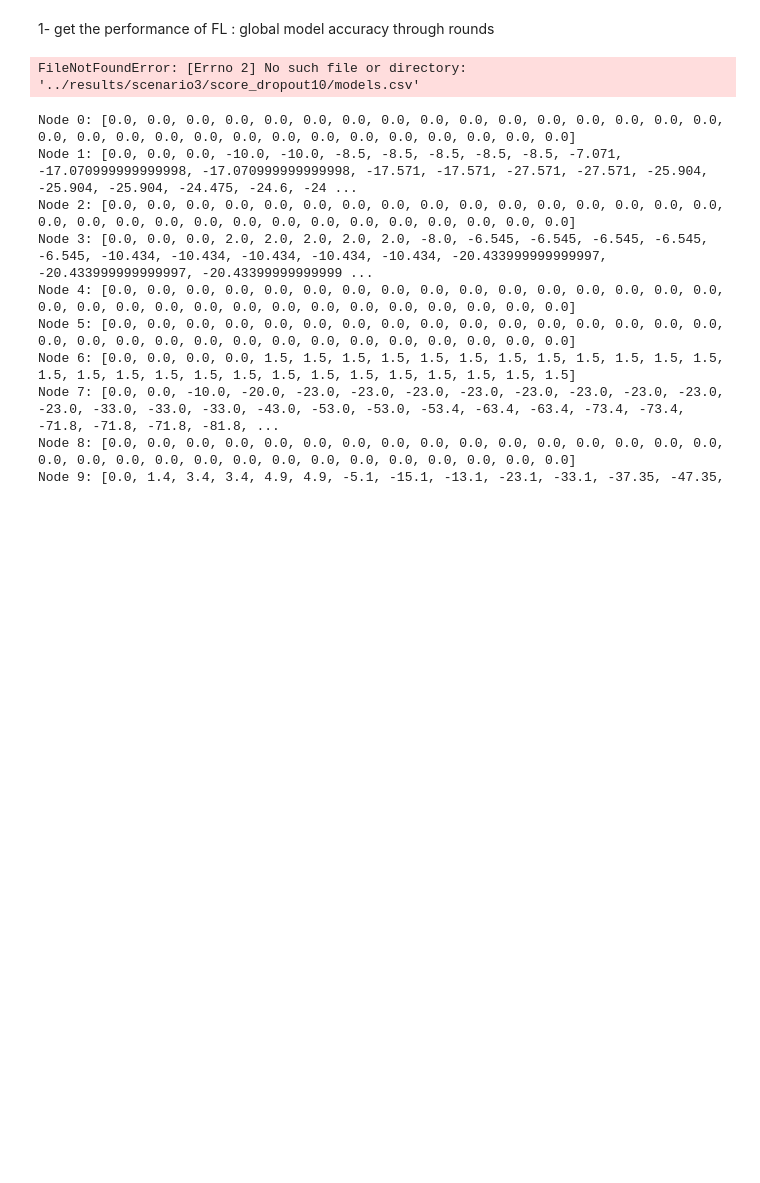
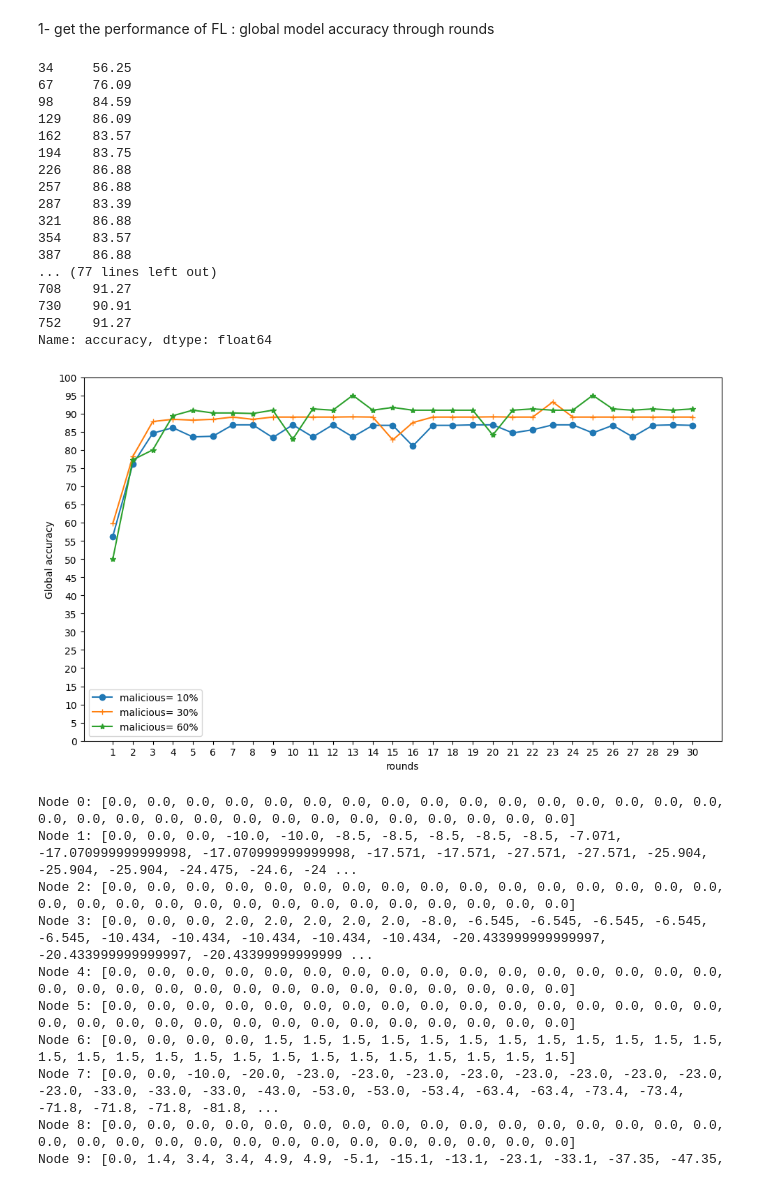
Before and after one commit to PFEWorkspace/code, a Jupyter notebook: scratch/subdir/utils/plot.ipynb, the cells around one changed output. Cells and saved outputs as stored; diff of their text form; code cells hidden in the pictures; blank space fills up the shorter version.

Commit message:
scenario2 done

```diff
--- a/scratch/subdir/utils/plot.ipynb
+++ b/scratch/subdir/utils/plot.ipynb
@@ -5,11 +5,11 @@ import pandas as pd
 import matplotlib.pyplot as plt
 
 # Read the CSV file into a DataFrame
-df2 = pd.read_csv('../results/scenario3/score_dropout10/models.csv')
-df5 = pd.read_csv('../results/scenario3/score_dropout30/models.csv')
-df8 = pd.read_csv('../results/scenario3/score_dropout60/models.csv')  # Replace 'your_csv_file.csv' with your actual file name
-df52 = pd.read_csv('../results/scenario1/score_alpha02_nodes300/models.csv')
-df55 = pd.read_csv('../results/scenario1/score_alpha05_nodes300/models.csv')
+df2 = pd.read_csv('../results/scenario2/drl_malicious10/models.csv')
+df5 = pd.read_csv('../results/scenario2/drl_malicious30/models.csv')
+df8 = pd.read_csv('../results/scenario2/drl_malicious60/models.csv')  # Replace 'your_csv_file.csv' with your actual file name
+df52 = pd.read_csv('../results/scenario1/drl_50/models.csv')
+df55 = pd.read_csv('../results/scenario1/drl_150/models.csv')
 df58 = pd.read_csv('../results/scenario1/score_alpha08_nodes300/models.csv')  # Replace 'your_csv_file.csv' with your actual file name
 
 
@@ -36,42 +36,59 @@ filtered_df58 = filtered_df58[1:]
 accuracies2 = filtered_df2['accuracy']
 accuracies5 = filtered_df5['accuracy']
 accuracies8 = filtered_df8['accuracy']
 
 accuracies52 = filtered_df52['accuracy']
 accuracies55 = filtered_df55['accuracy']
 accuracies58 = filtered_df58['accuracy']
 
 index =[]
 for i in  range(1,len(filtered_df2['round'])+1):
     index.append(i)
 
-# print(accuracies2)
-print(accuracies52)
+print(accuracies2)
+# print(accuracies52)
 
-# print(accuracies5)
-print(accuracies55)
+print(accuracies5)
+# print(accuracies52)
 
-# print(accuracies8)
-print(accuracies58)
+print(accuracies8)
+# print(accuracies55)
 # print(accuracies)
 # Create a line plot
 plt.figure(figsize=(10, 6))
 plt.plot(index, accuracies2, marker='o', label="malicious= 10%")
 plt.plot(index, accuracies5, marker='+', label="malicious= 30%")
 plt.plot(index, accuracies8, marker='*', label="malicious= 60%")
-# plt.plot(index, accuracies52, marker='o', label="α=0.2")
-# plt.plot(index, accuracies55, marker='+', label="α=0.5")
+# plt.plot(index, accuracies52, marker='o', label="nodes=50")
+# plt.plot(index, accuracies55, marker='+', label="nodes=150")
 # plt.plot(index, accuracies58, marker='*', label="α=0.8")
 # plt.title('Convergence du modèle global avec sélection basée sur le score et avec 300 noeuds')
 plt.xlabel('rounds')
 plt.ylabel('Global accuracy')
 plt.yticks(range(0, 101, 5))
 plt.xticks(range(1,31, 1))
 plt.legend()
 plt.tight_layout()
 plt.show()
 # %% [output]
-FileNotFoundError: [Errno 2] No such file or directory: '../results/scenario3/score_dropout10/models.csv'
+34     56.25
+67     76.09
+98     84.59
+129    86.09
+162    83.57
+194    83.75
+226    86.88
+257    86.88
+287    83.39
+321    86.88
+354    83.57
+387    86.88
+... (77 lines left out)
+708    91.27
+730    90.91
+752    91.27
+Name: accuracy, dtype: float64
+[figure, added]
 # %%
 import json
 import numpy as np
```
Also changed, not shown: 16 other files.
